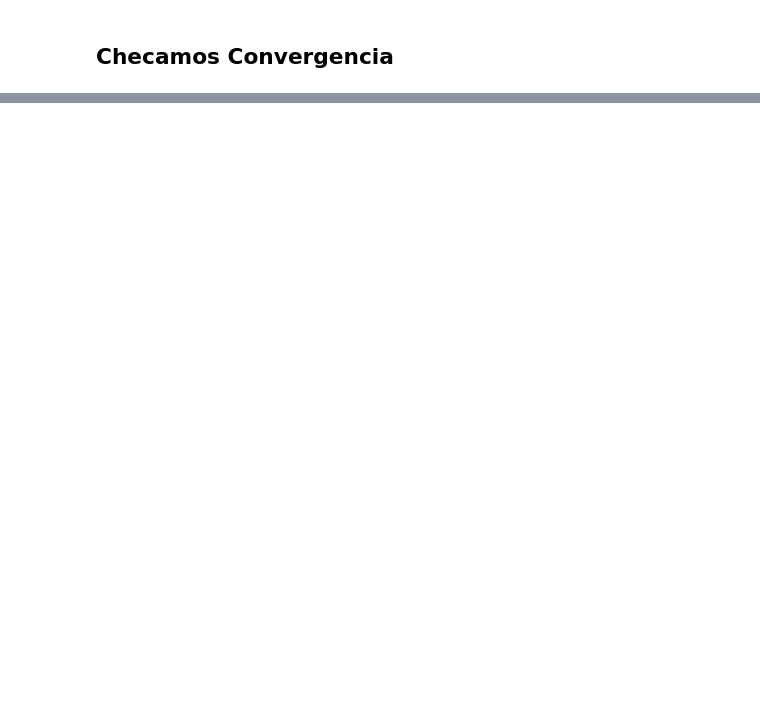
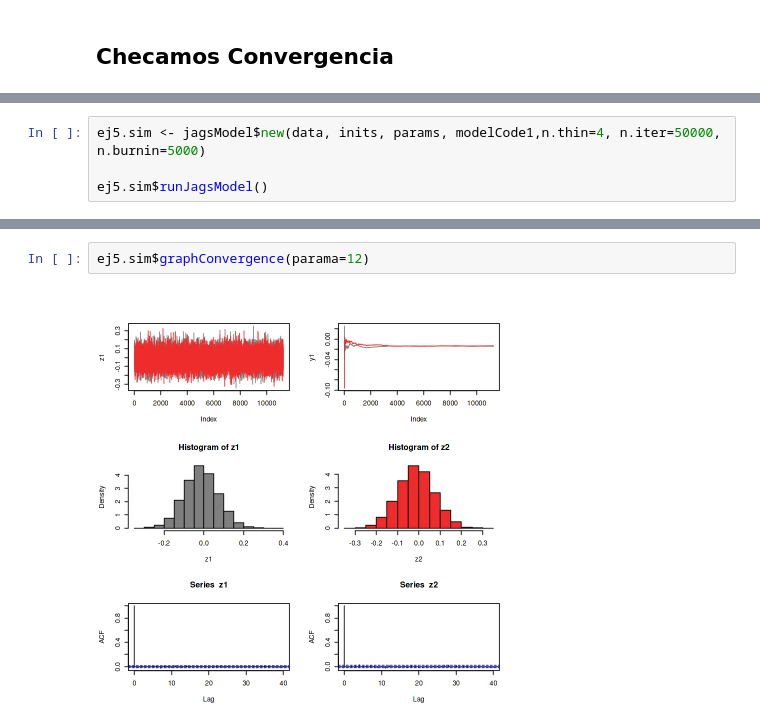
Before and after one commit to Marce2021M/examenRegAvanz1, a Jupyter notebook: examen1egAv.ipynb, the cells around one changed output, grey strips where cells are left out. Drawn from its saved outputs; the diff is of its cells as text; blank space fills up the shorter version.

```diff
--- a/examen1egAv.ipynb
+++ b/examen1egAv.ipynb
@@ -594,0 +646,4 @@ ERROR: Error in plot.window(...): need finite 'xlim' values
+# %%
+ej5.sim <- jagsModel$new(data, inits, params, modelCode1,n.thin=4, n.iter=50000, n.burnin=5000)
+
+ej5.sim$runJagsModel()
@@ -594,0 +685,4 @@ ERROR: Error in plot.window(...): need finite 'xlim' values
+# %%
+ej5.sim$graphConvergence(parama=12)
+# %% [output]
+[figure, added]
```
Also changed, not shown: parts of 19 cells of this notebook, 1 other file.
